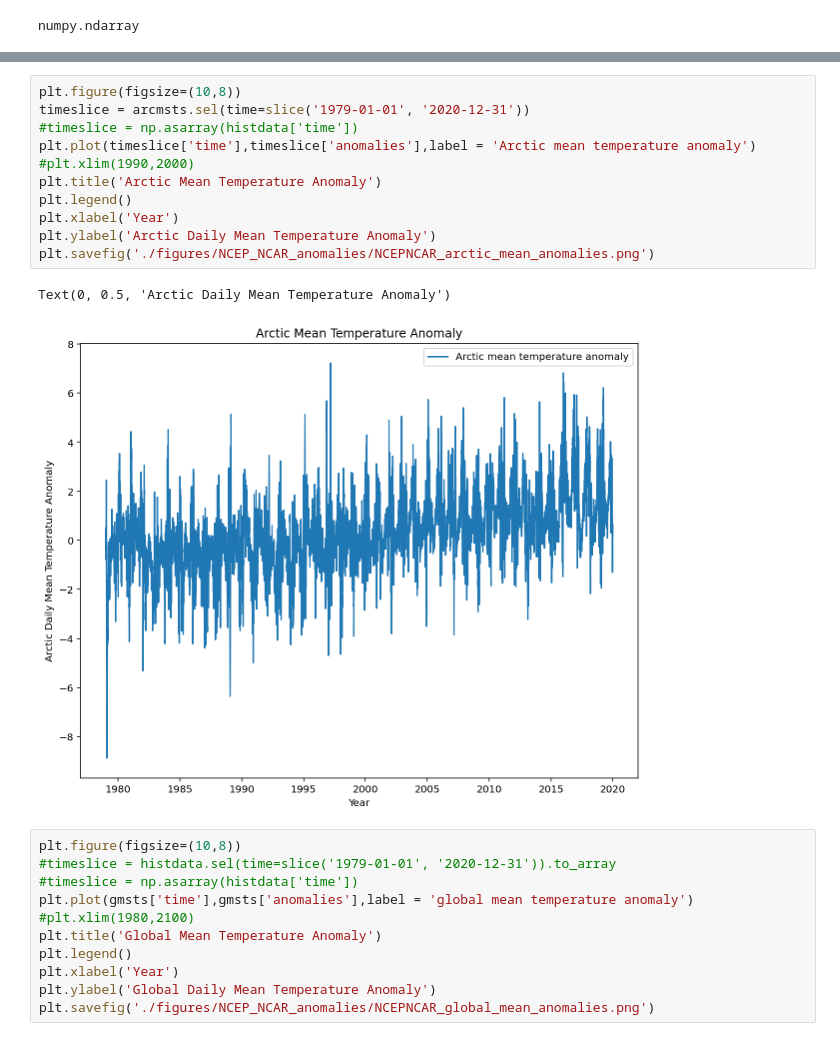
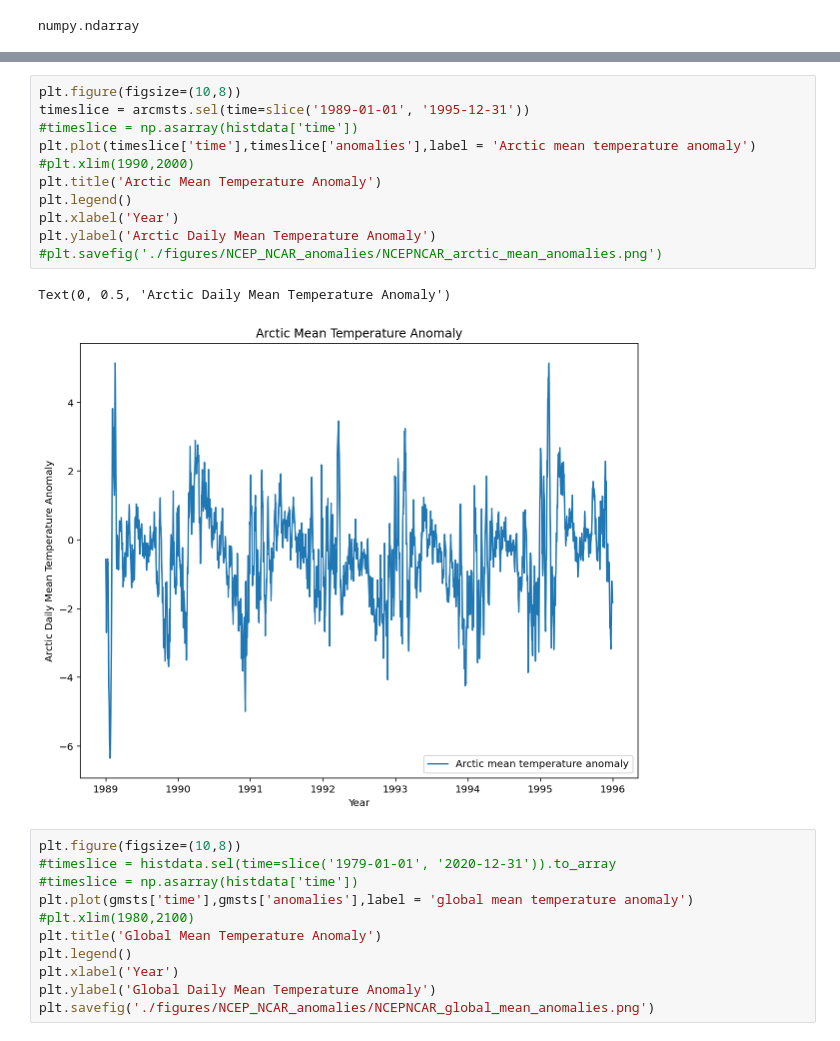
Before and after one commit to Lulurussell/CICOES-code, a Jupyter notebook: NCEP_NCAR_data.ipynb, the cells around one changed output, grey strips where cells are left out. Saved outputs shown, nothing was run; the diff lists cells and outputs as text.

```diff
--- a/NCEP_NCAR_data.ipynb
+++ b/NCEP_NCAR_data.ipynb
@@ -225,17 +294,17 @@ Data variables:
 # %%
 plt.figure(figsize=(10,8))
-timeslice = arcmsts.sel(time=slice('1979-01-01', '2020-12-31'))
+timeslice = arcmsts.sel(time=slice('1989-01-01', '1995-12-31'))
 #timeslice = np.asarray(histdata['time'])
 plt.plot(timeslice['time'],timeslice['anomalies'],label = 'Arctic mean temperature anomaly')
 #plt.xlim(1990,2000)
 plt.title('Arctic Mean Temperature Anomaly')
 plt.legend()
 plt.xlabel('Year')
 plt.ylabel('Arctic Daily Mean Temperature Anomaly')
-plt.savefig('./figures/NCEP_NCAR_anomalies/NCEPNCAR_arctic_mean_anomalies.png')
+#plt.savefig('./figures/NCEP_NCAR_anomalies/NCEPNCAR_arctic_mean_anomalies.png')
 # %% [output]
 Text(0, 0.5, 'Arctic Daily Mean Temperature Anomaly')
-[figure, old version]
+[figure, new version]
 # %%
 plt.figure(figsize=(10,8))
 #timeslice = histdata.sel(time=slice('1979-01-01', '2020-12-31')).to_array
```
Also changed, not shown: parts of 6 cells of this notebook, 4 other files.
